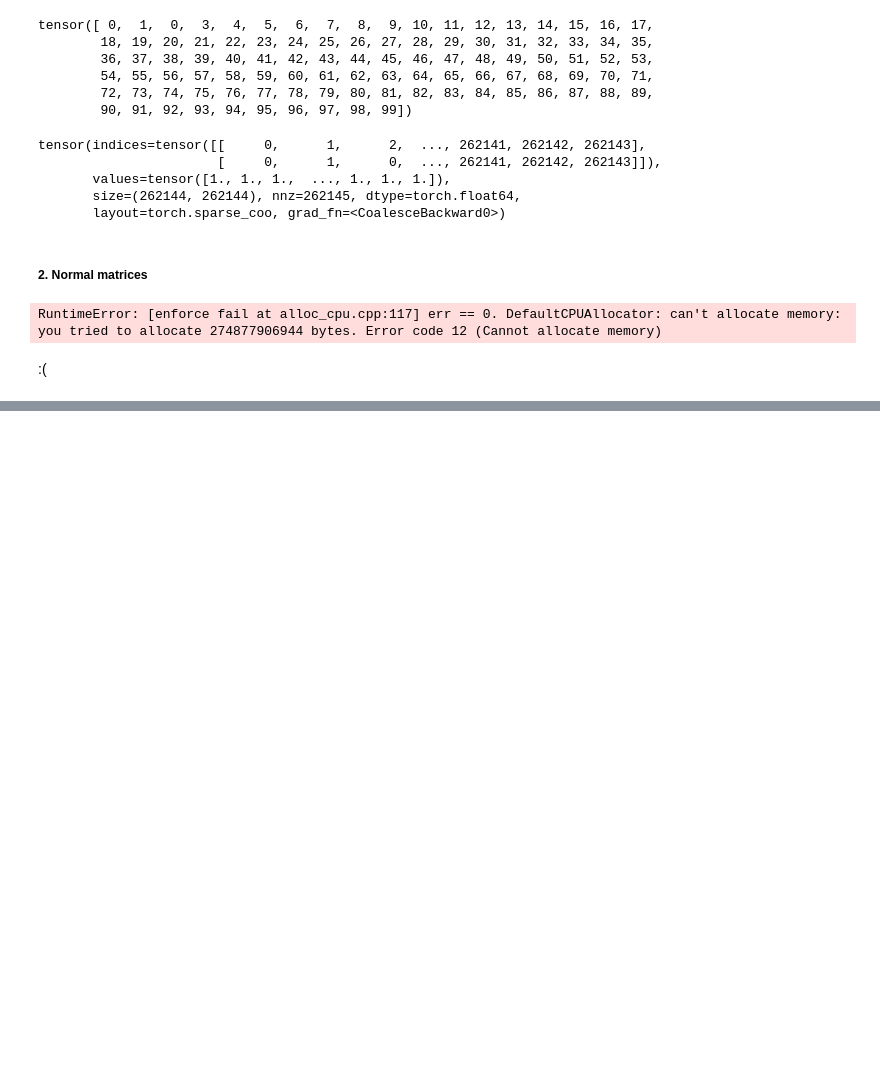
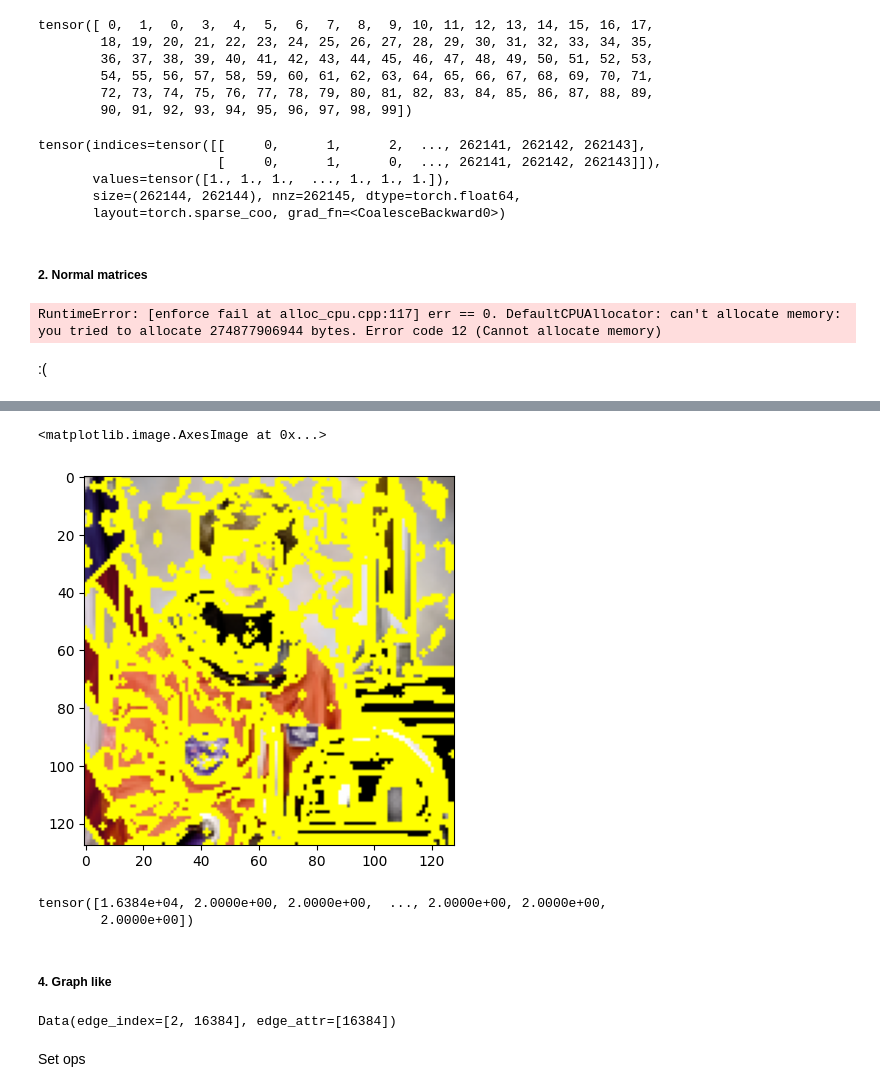
Before and after one commit to jpelayx/graph-segmentation, a Jupyter notebook: felzenszwalb.ipynb, the cells around one changed output, grey strips where cells are left out. Drawn from its saved outputs; the diff is of its cells as text; code cells hidden in the pictures; blank space fills up the shorter version.

```diff
--- a/felzenszwalb.ipynb
+++ b/felzenszwalb.ipynb
@@ -469,0 +617,23 @@ for i in range(len(costs)):
+# %%
+tol = 0.01
+def to_segments(S, width, height):
+    mask = S.values() > tol
+    indices = S.indices()[:, mask]
+    values  = S.values()[mask]
+    Sd = torch.sparse_coo_tensor(indices, values).to_dense()
+    return torch.argmax(Sd, dim=1).numpy().reshape(width, height)
+# %%
+width, height, _ = img.shape
+segments = to_segments(S, width, height)
+
+plt.imshow(mark_boundaries(img, segments))
+# %% [output]
+<matplotlib.image.AxesImage at 0x...>
+[figure, added]
+# %%
+segment_size
+# %% [output]
+tensor([1.6384e+04, 2.0000e+00, 2.0000e+00,  ..., 2.0000e+00, 2.0000e+00,
+        2.0000e+00])
+# %% [markdown]
+##### 4. Graph like
@@ -469,0 +642,9 @@ for i in range(len(costs)):
+# %%
+edge_index = np.array([np.arange(n), np.arange(n)], dtype=np.int64)
+edge_attr  = np.ones(n)
+S = Data(edge_index=edge_index, edge_attr=edge_attr)
+S
+# %% [output]
+Data(edge_index=[2, 16384], edge_attr=[16384])
+# %% [markdown]
+Set ops
```
Also changed, not shown: parts of 40 cells of this notebook.
